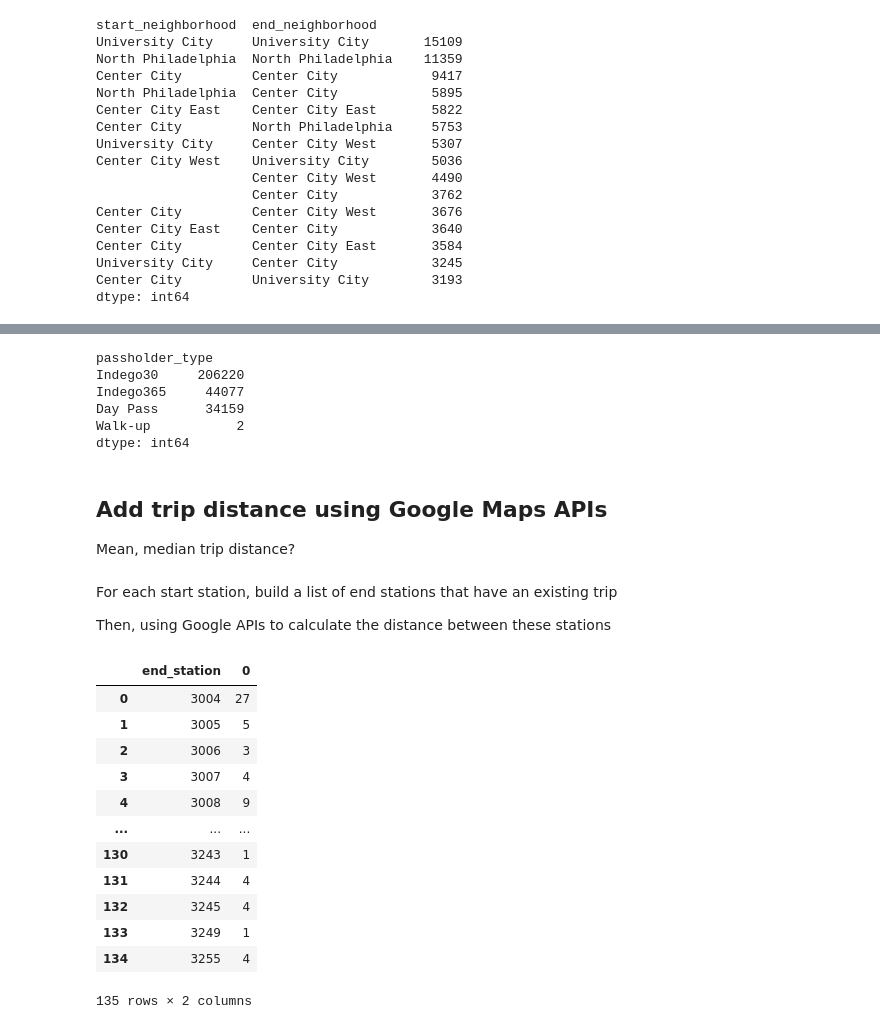
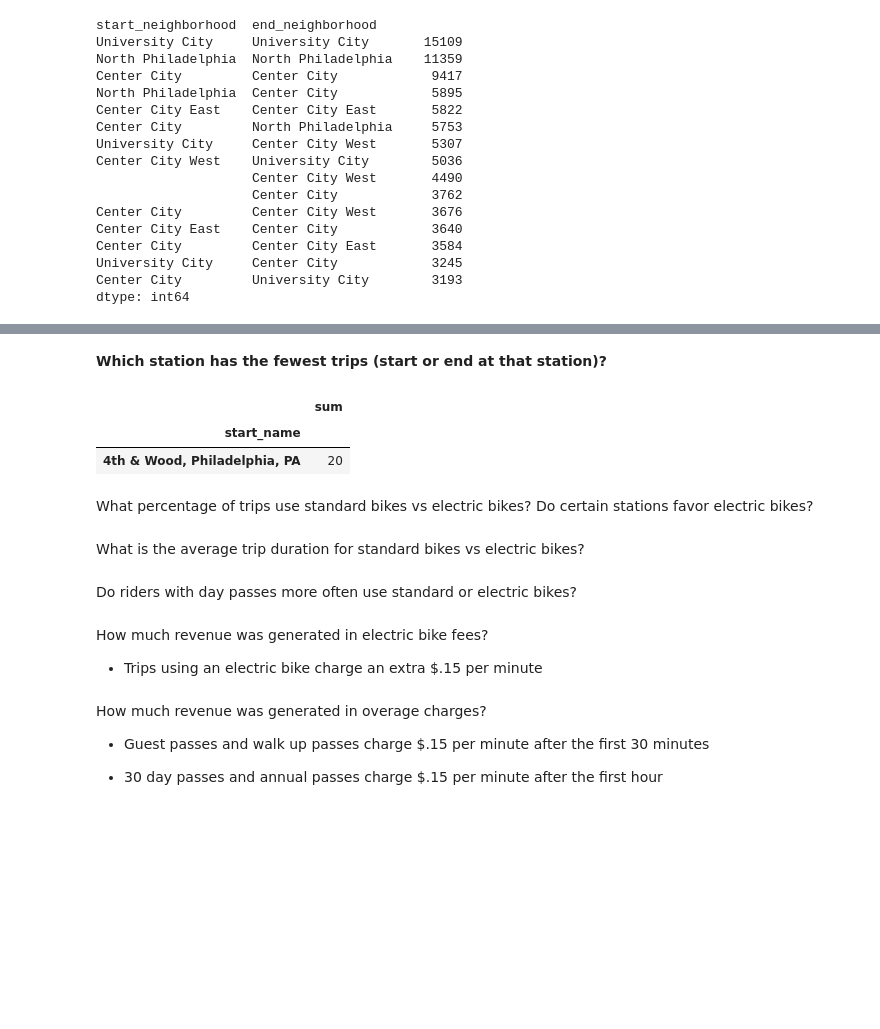
Before and after one commit to MichaelStinson/Indego-City-Bikes-with-Google-Maps-API, a Jupyter notebook: Indego Analysis with Google Maps APIs.ipynb, the cells around one changed output, grey strips where cells are left out. Cells and saved outputs as stored; diff of their text form; code cells hidden in the pictures; blank space fills up the shorter version.

```diff
--- a/Indego Analysis with Google Maps APIs.ipynb
+++ b/Indego Analysis with Google Maps APIs.ipynb
@@ -195,6 +196,8 @@ dtype: int64
 # %% [markdown]
 ## <a name="jointripdata"></a> Join trip data with station data
 [Return to Top](#top)
+# %%
+trip_data = pd.read_csv("indego-trips-2021-q3.csv", low_memory=False)
 # %% [markdown]
 Print some basic information on trip data
 # %%
@@ -366,33 +336,35 @@ How much revenue was generated in overage charges?
-# %%
-grouped = ts_data.groupby('passholder_type').size().sort_values(ascending=False)
-grouped
-# %% [output]
-passholder_type
-Indego30     206220
-Indego365     44077
-Day Pass      34159
-Walk-up           2
-dtype: int64
-# %% [markdown]
-## Add trip distance using Google Maps APIs
-Mean, median trip distance?
-# %% [markdown]
-For each start station, build a list of end stations that have an existing trip
-
-Then, using Google APIs to calculate the distance between these stations
-# %%
-ts_data.loc[ts_data['start_station'] == 3004].groupby('end_station').size().reset_index()
-# %% [output]
-|  | end_station | 0 |
-| 0 | 3004 | 27 |
-| 1 | 3005 | 5 |
-| 2 | 3006 | 3 |
-| 3 | 3007 | 4 |
-| 4 | 3008 | 9 |
-| ... | ... | ... |
-| 130 | 3243 | 1 |
-| 131 | 3244 | 4 |
-| 132 | 3245 | 4 |
-| 133 | 3249 | 1 |
-| 134 | 3255 | 4 |
-135 rows × 2 columns
+# %% [markdown]
+**Which station has the fewest trips (start or end at that station)?**
+# %%
+# Create a df with count of trips started for each station
+grouped = ts_data.groupby('start_name').size().reset_index(name='sum')
+
+# Create a df with count of trips ended for each station
+add_to_grouped = ts_data.groupby('end_name').size().reset_index(name='sum')
+
+# Rename the end_name column to match start_name, so dfs can be concatenated
+add_to_grouped = add_to_grouped.rename(columns={"end_name":"start_name"})
+
+# Concatenate the dfs
+grouped = grouped.append(add_to_grouped).groupby('start_name').sum()
+
+# Output the station with the lowest number of trips
+grouped.nsmallest(1, "sum")
+# %% [output]
+|  | sum |
+| start_name |  |
+| 4th & Wood, Philadelphia, PA | 20 |
+# %% [markdown]
+What percentage of trips use standard bikes vs electric bikes? Do certain stations favor electric bikes?
+# %% [markdown]
+What is the average trip duration for standard bikes vs electric bikes?
+# %% [markdown]
+Do riders with day passes more often use standard or electric bikes?
+# %% [markdown]
+How much revenue was generated in electric bike fees?
+- Trips using an electric bike charge an extra $.15 per minute
+# %% [markdown]
+How much revenue was generated in overage charges?
+- Guest passes and walk up passes charge $.15 per minute after the first 30 minutes
+
+- 30 day passes and annual passes charge $.15 per minute after the first hour
```
Also changed, not shown: parts of 33 cells of this notebook.
